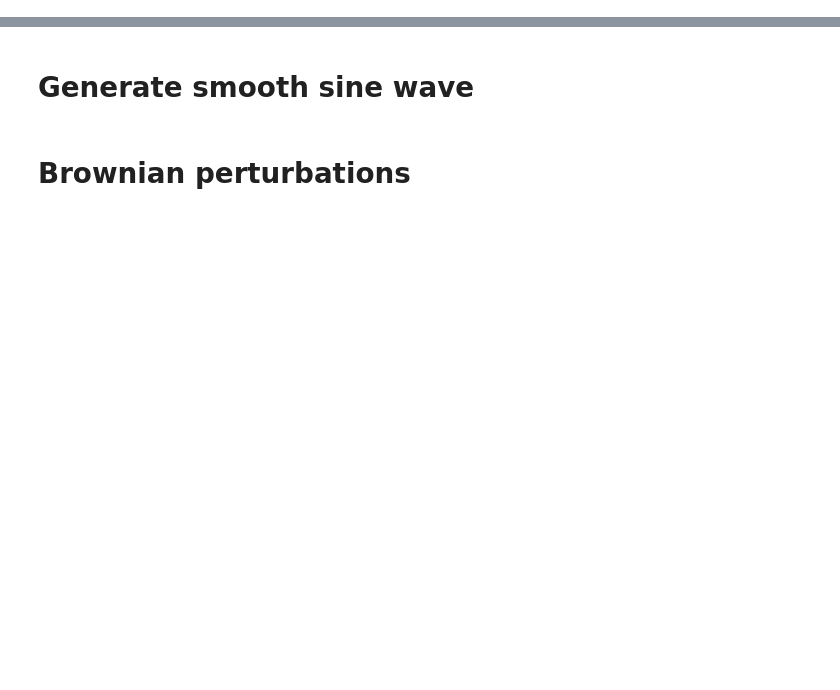
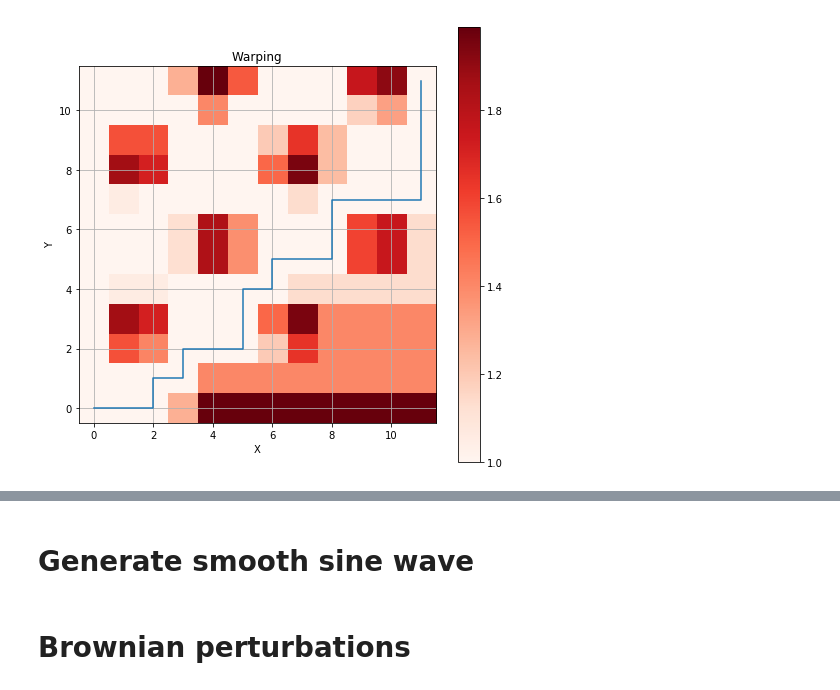
Before and after one commit to mindychen213/warped-p-variation, a Jupyter notebook: Branch-and-Bound/examples/Smooth path perturbed by Brownian path.ipynb, the cells around one changed output, grey strips where cells are left out. Cells and saved outputs as stored; diff of their text form; code cells hidden in the pictures; blank space fills up the shorter version.

```diff
--- a/Branch-and-Bound/examples/Smooth path perturbed by Brownian path.ipynb
+++ b/Branch-and-Bound/examples/Smooth path perturbed by Brownian path.ipynb
@@ -36,0 +52,5 @@ else:
+# %%
+plt.figure(figsize=(8, 8))
+W.plot_lattice()
+# %% [output]
+[figure, added]
```
Also changed, not shown: parts of 11 cells of this notebook.
